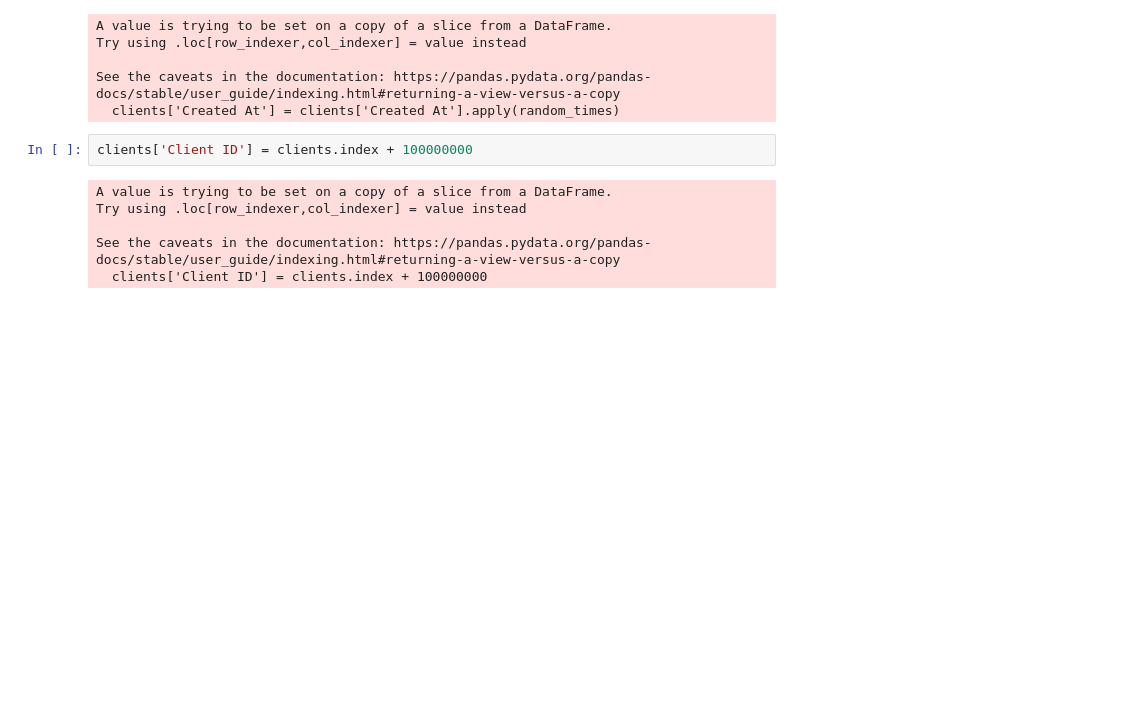
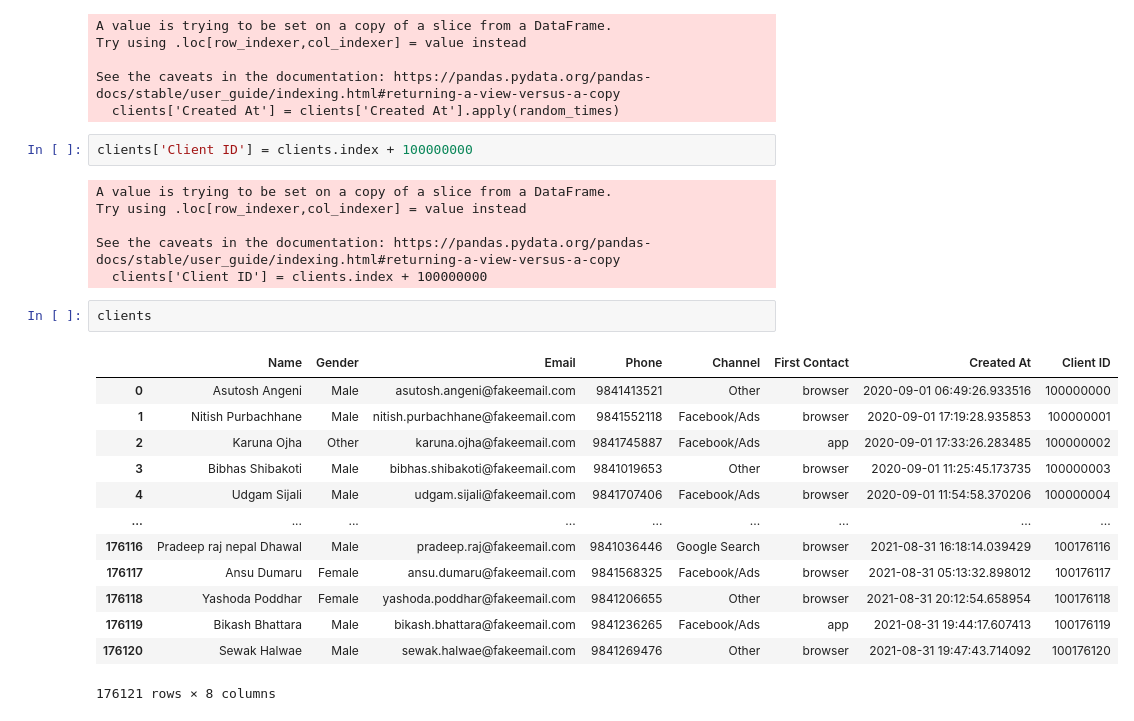
Before and after one commit to ayushsubedi/eHamroPasalmandu, a Jupyter notebook: notebooks/clients.ipynb, the cells around one changed output. Drawn from its saved outputs; the diff is of its cells as text; blank space fills up the shorter version.

```diff
--- a/notebooks/clients.ipynb
+++ b/notebooks/clients.ipynb
@@ -311,3 +311,19 @@ Try using .loc[row_indexer,col_indexer] = value instead
 
 See the caveats in the documentation: https://pandas.pydata.org/pandas-docs/stable/user_guide/indexing.html#returning-a-view-versus-a-copy
   clients['Client ID'] = clients.index + 100000000
+# %%
+clients
+# %% [output]
+|  | Name | Gender | Email | Phone | Channel | First Contact | Created At | Client ID |
+| 0 | Asutosh Angeni | Male | asutosh.angeni@fakeemail.com | 9841413521 | Other | browser | 2020-09-01 06:49:26.933516 | 100000000 |
+| 1 | Nitish Purbachhane | Male | nitish.purbachhane@fakeemail.com | 9841552118 | Facebook/Ads | browser | 2020-09-01 17:19:28.935853 | 100000001 |
+| 2 | Karuna Ojha | Other | karuna.ojha@fakeemail.com | 9841745887 | Facebook/Ads | app | 2020-09-01 17:33:26.283485 | 100000002 |
+| 3 | Bibhas Shibakoti | Male | bibhas.shibakoti@fakeemail.com | 9841019653 | Other | browser | 2020-09-01 11:25:45.173735 | 100000003 |
+| 4 | Udgam Sijali | Male | udgam.sijali@fakeemail.com | 9841707406 | Facebook/Ads | browser | 2020-09-01 11:54:58.370206 | 100000004 |
+| ... | ... | ... | ... | ... | ... | ... | ... | ... |
+| 176116 | Pradeep raj nepal Dhawal | Male | pradeep.raj@fakeemail.com | 9841036446 | Google Search | browser | 2021-08-31 16:18:14.039429 | 100176116 |
+| 176117 | Ansu Dumaru | Female | ansu.dumaru@fakeemail.com | 9841568325 | Facebook/Ads | browser | 2021-08-31 05:13:32.898012 | 100176117 |
+| 176118 | Yashoda Poddhar | Female | yashoda.poddhar@fakeemail.com | 9841206655 | Other | browser | 2021-08-31 20:12:54.658954 | 100176118 |
+| 176119 | Bikash Bhattara | Male | bikash.bhattara@fakeemail.com | 9841236265 | Facebook/Ads | app | 2021-08-31 19:44:17.607413 | 100176119 |
+| 176120 | Sewak Halwae | Male | sewak.halwae@fakeemail.com | 9841269476 | Other | browser | 2021-08-31 19:47:43.714092 | 100176120 |
+176121 rows × 8 columns
```
Also changed, not shown: parts of 23 cells of this notebook, 1 other file.
